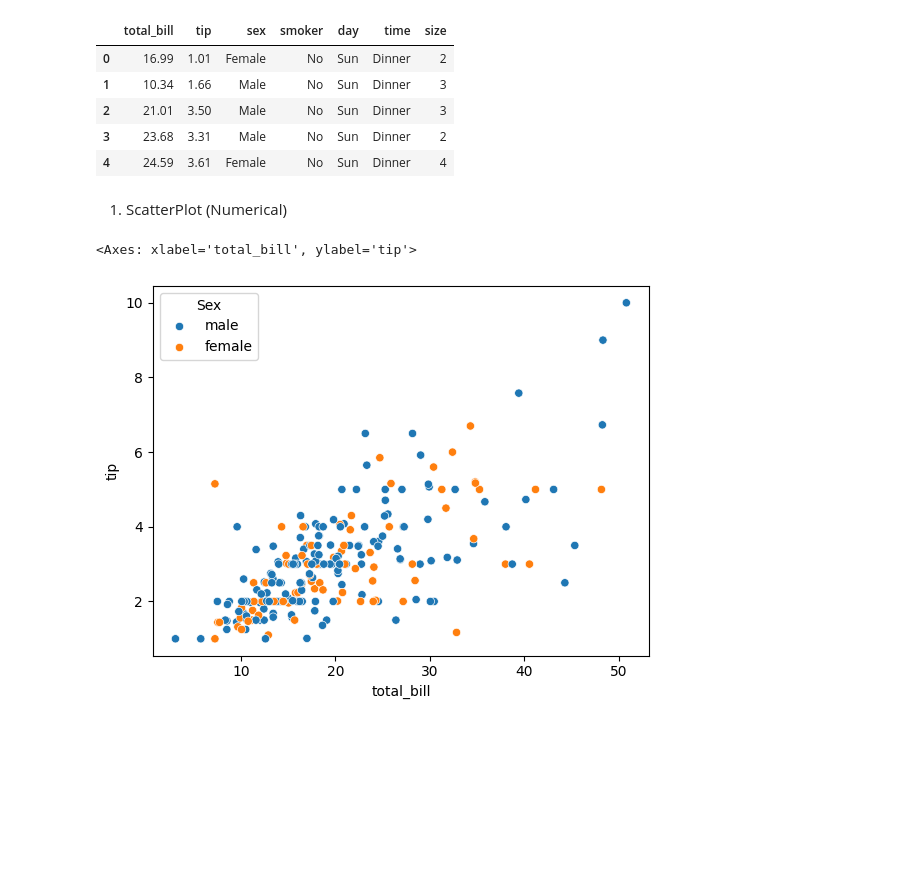
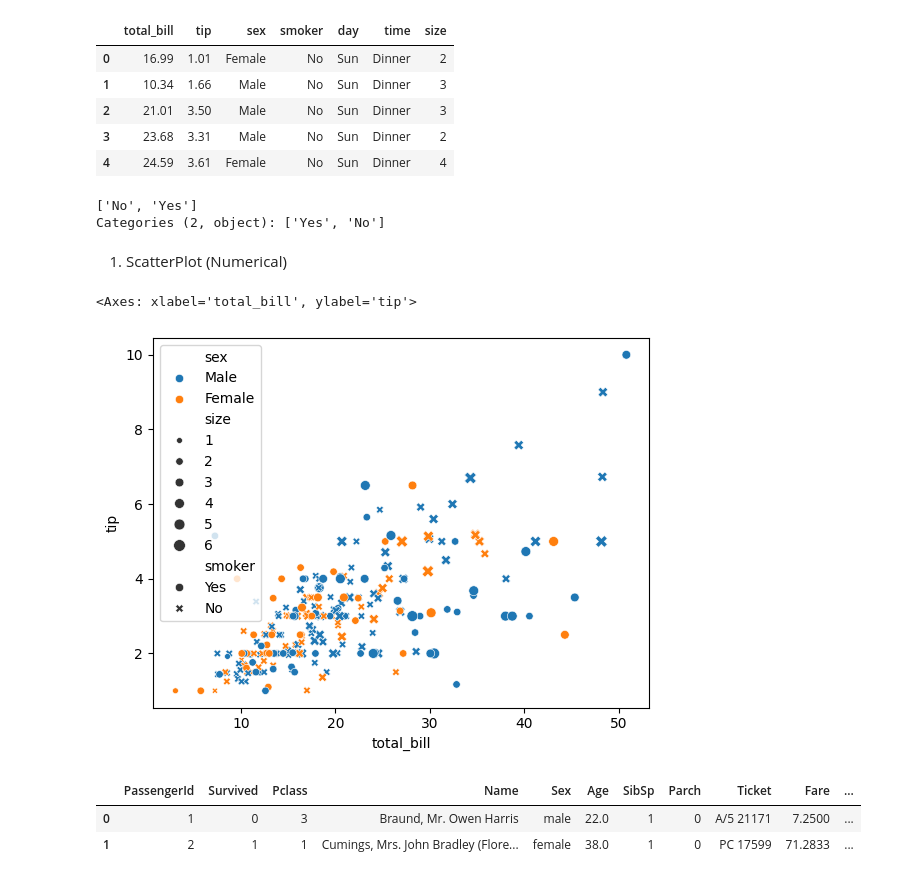
Before and after one commit to amitmishra-cs/100-Days_ML_DL, a Jupyter notebook: 19_days_Understanding your data/19_data.ipynb, the cells around one changed output. Cells and saved outputs as stored; diff of their text form; code cells hidden in the pictures; blank space fills up the shorter version.

Commit message:
data

```diff
--- a/19_days_Understanding your data/19_data.ipynb
+++ b/19_days_Understanding your data/19_data.ipynb
@@ -205,7 +207,22 @@ tips.head()
+# %%
+# Ensure you're using the correct DataFrame that contains 'smoker'
+print(tips['smoker'].unique())  # This should return the unique values of the 'smoker' column
+# %% [output]
+['No', 'Yes']
+Categories (2, object): ['Yes', 'No']
 # %% [markdown]
 1. ScatterPlot (Numerical)
-# %%
-sns.scatterplot(x=tips['total_bill'], y=tips['tip'], hue=df['Sex'])
-# %% [output]
-<Axes: xlabel='total_bill', ylabel='tip'>
-[figure, removed]
+# %%
+import seaborn as sns
+
+# Creating the scatterplot with 'smoker' as a style variable
+sns.scatterplot(x=tips['total_bill'], y=tips['tip'], hue=tips['sex'], style=tips['smoker'], size=tips['size'])
+# %% [output]
+<Axes: xlabel='total_bill', ylabel='tip'>
+[figure, added]
+# %%
+titanic.head(2)
+# %% [output]
+|  | PassengerId | Survived | Pclass | Name | Sex | Age | SibSp | Parch | Ticket | Fare | ... |
+| 0 | 1 | 0 | 3 | Braund, Mr. Owen Harris | male | 22.0 | 1 | 0 | A/5 21171 | 7.2500 | ... |
+| 1 | 2 | 1 | 1 | Cumings, Mrs. John Bradley (Flore... | female | 38.0 | 1 | 0 | PC 17599 | 71.2833 | ... |
```
Also changed, not shown: parts of 3 cells of this notebook.
